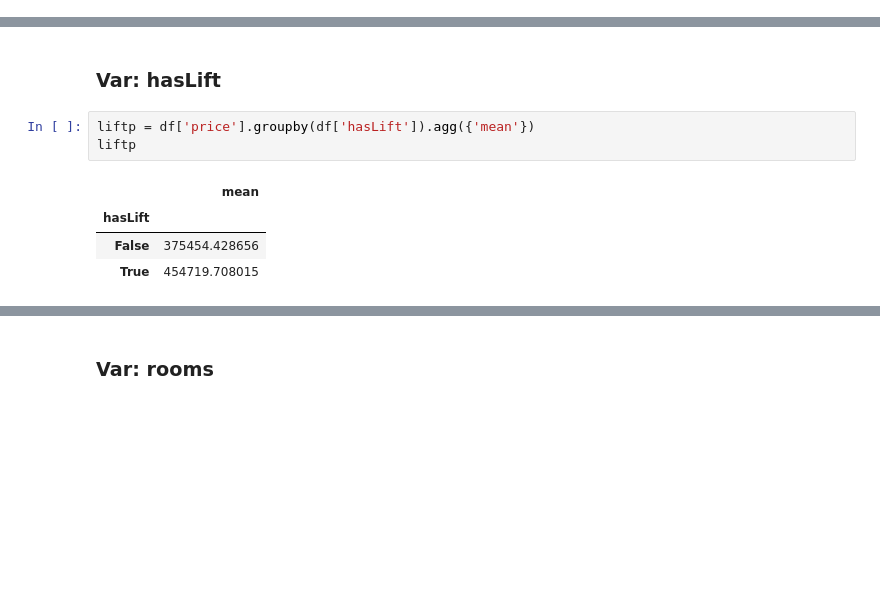
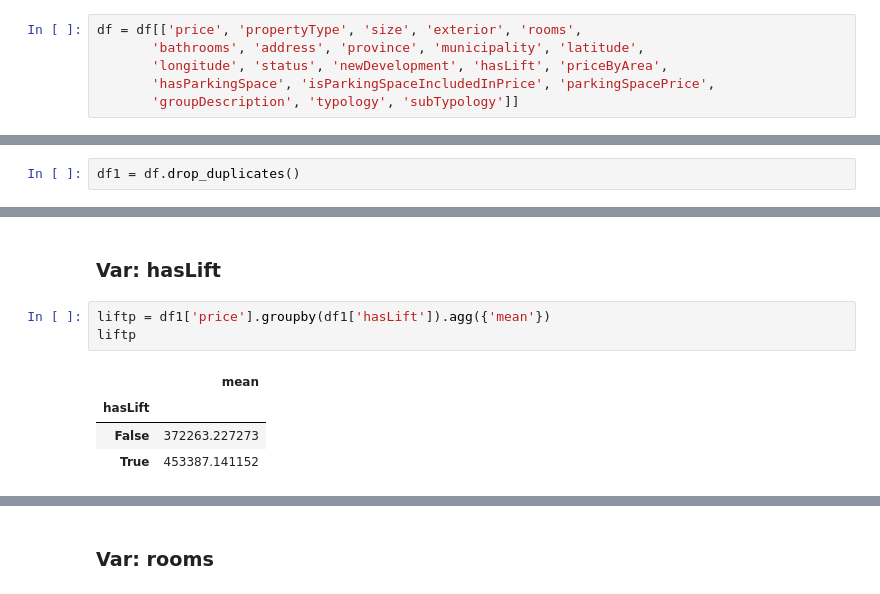
Before and after one commit to falba3/harmonia, a Jupyter notebook: AnalysisJuan.ipynb, the cells around one changed output, grey strips where cells are left out. Saved outputs shown, nothing was run; the diff lists cells and outputs as text; blank space fills up the shorter version.

```diff
--- a/AnalysisJuan.ipynb
+++ b/AnalysisJuan.ipynb
@@ -43,3 +41,9 @@ list(df.columns)
  'groupDescription',
  'typology',
  'subTypology']
+# %%
+df = df[['price', 'propertyType', 'size', 'exterior', 'rooms',
+       'bathrooms', 'address', 'province', 'municipality', 'latitude',
+       'longitude', 'status', 'newDevelopment', 'hasLift', 'priceByArea',
+       'hasParkingSpace', 'isParkingSpaceIncludedInPrice', 'parkingSpacePrice',
+       'groupDescription', 'typology', 'subTypology']]
@@ -45,0 +60,2 @@ list(df.columns)
+# %%
+df1 = df.drop_duplicates()
@@ -60,11 +80,11 @@ roomsp
 # %% [markdown]
 ### Var: hasLift
 # %%
-liftp = df['price'].groupby(df['hasLift']).agg({'mean'})
+liftp = df1['price'].groupby(df1['hasLift']).agg({'mean'})
 liftp
 # %% [output]
 |  | mean |
 | hasLift |  |
-| False | 375454.428656 |
-| True | 454719.708015 |
+| False | 372263.227273 |
+| True | 453387.141152 |
 # %%
```
Also changed, not shown: parts of 9 cells of this notebook, 1 other file.
